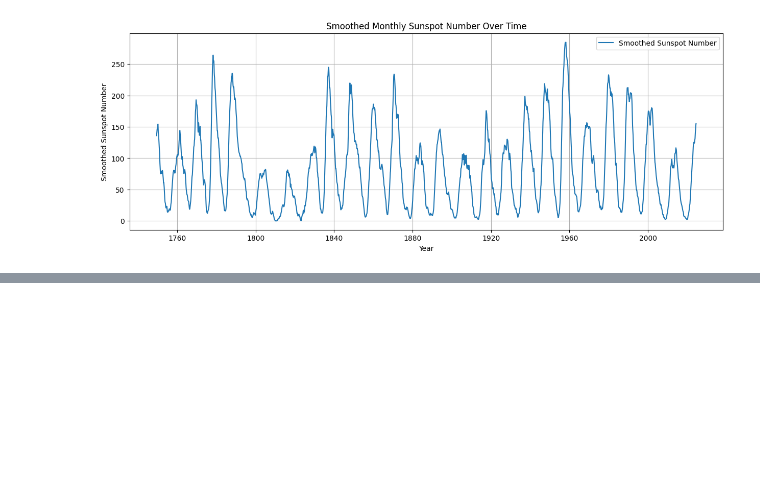
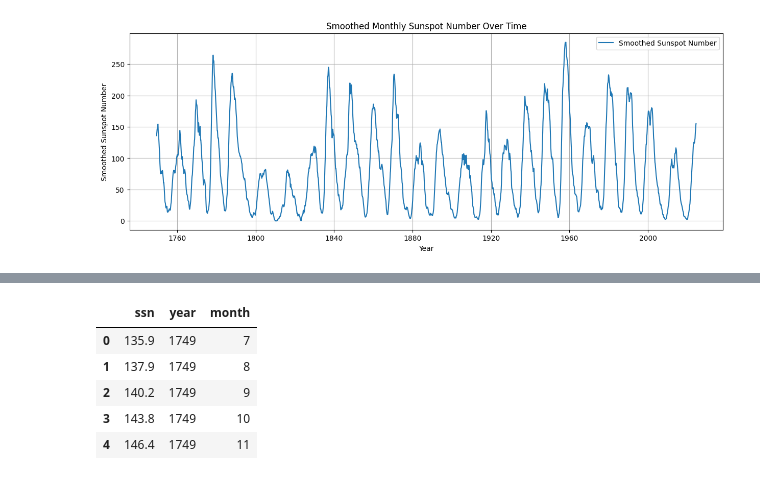
Before and after one commit to surtecha/Solar-Data-Analysis, a Jupyter notebook: SSN-Analysis.ipynb, the cells around one changed output, grey strips where cells are left out. Cells and saved outputs as stored; diff of their text form; code cells hidden in the pictures; blank space fills up the shorter version.

Commit message:
Updated data

```diff
--- a/SSN-Analysis.ipynb
+++ b/SSN-Analysis.ipynb
@@ -68,15 +74,3 @@ plt.grid(True)
 plt.show()
 # %% [output]
 [figure]
-# %%
-ssn['Smoothed_SSN'] = savgol_filter(ssn['SmoothSunspotNumber'], 13, 3)
-
-plt.figure(figsize=(15, 5))
-plt.plot(ssn['Date'], ssn['SmoothSunspotNumber'], label='Original Smoothed Sunspot Number', color='blue')
-plt.plot(ssn['Date'], ssn['Smoothed_SSN'], label='Savitzky-Golay Smoothed (13-month)', color='red', alpha=0.6)
-plt.xlabel('Year')
-plt.ylabel('Sunspot Number')
-plt.title('Sunspot Numbers with Savitzky-Golay Smoothing')
-plt.legend()
-plt.grid(True)
-plt.show()
@@ -94,5 +86,3 @@ ssn.head()
-# %%
-ssn['Year'] = ssn['Date'].dt.year
-ssn['Month'] = ssn['Date'].dt.month
-
-ssn[['Year', 'Month', 'Smoothed_SSN']].to_csv('smoothed_sunspot_data.csv', index=False)
+# %%
+ssn.columns = ['ssn', 'date']
+ssn.head()
@@ -98,0 +96,12 @@ ssn[['Year', 'Month', 'Smoothed_SSN']].to_csv('smoothed_sunspot_data.csv', index
+# %%
+ssn['year'] = ssn['date'].dt.year
+ssn['month'] = ssn['date'].dt.month
+ssn = ssn.drop(columns=['date'], axis=1)
+ssn.head()
+# %% [output]
+|  | ssn | year | month |
+| 0 | 135.9 | 1749 | 7 |
+| 1 | 137.9 | 1749 | 8 |
+| 2 | 140.2 | 1749 | 9 |
+| 3 | 143.8 | 1749 | 10 |
+| 4 | 146.4 | 1749 | 11 |
```
Also changed, not shown: parts of 6 cells of this notebook, 6 other files.
